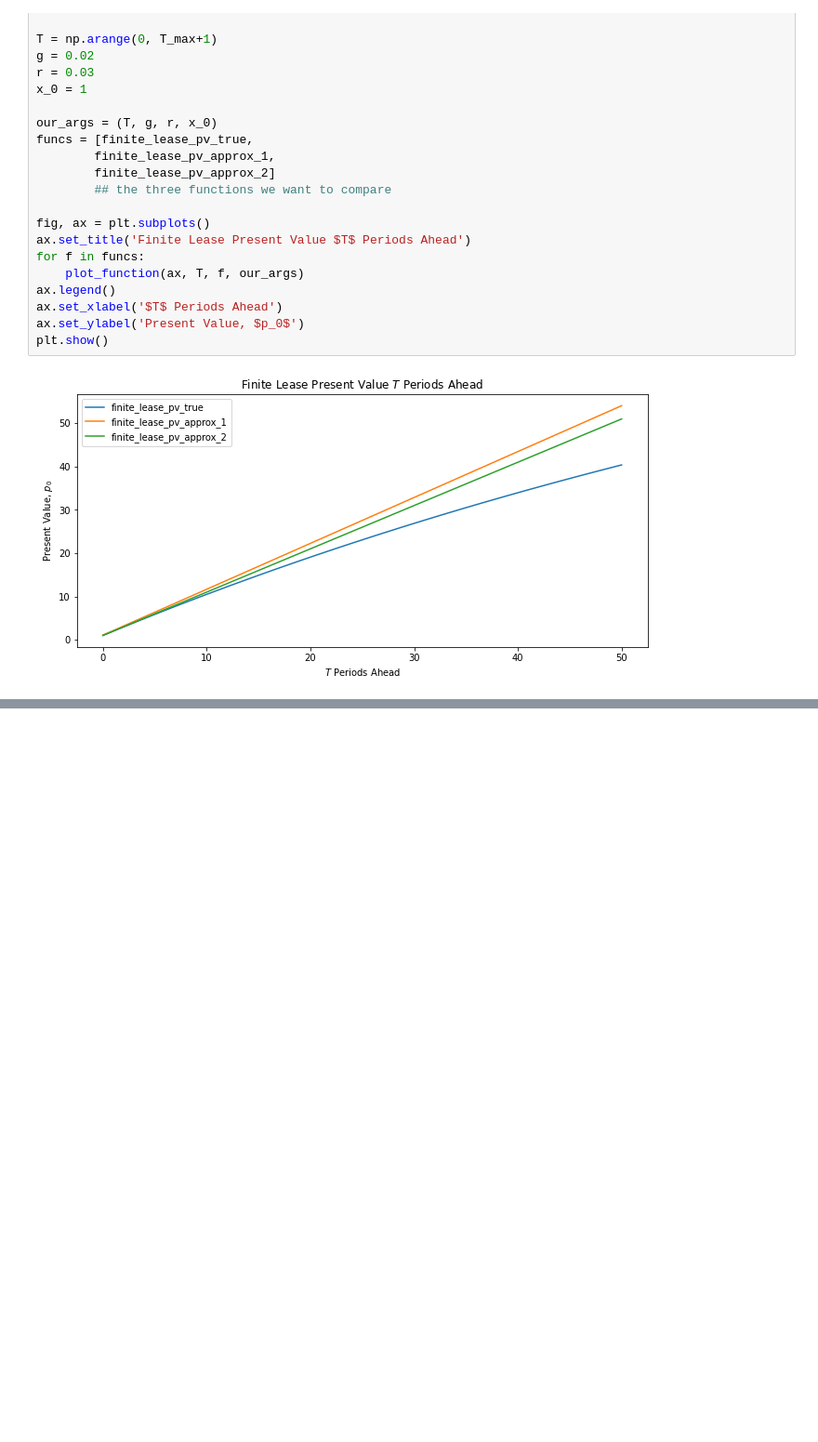
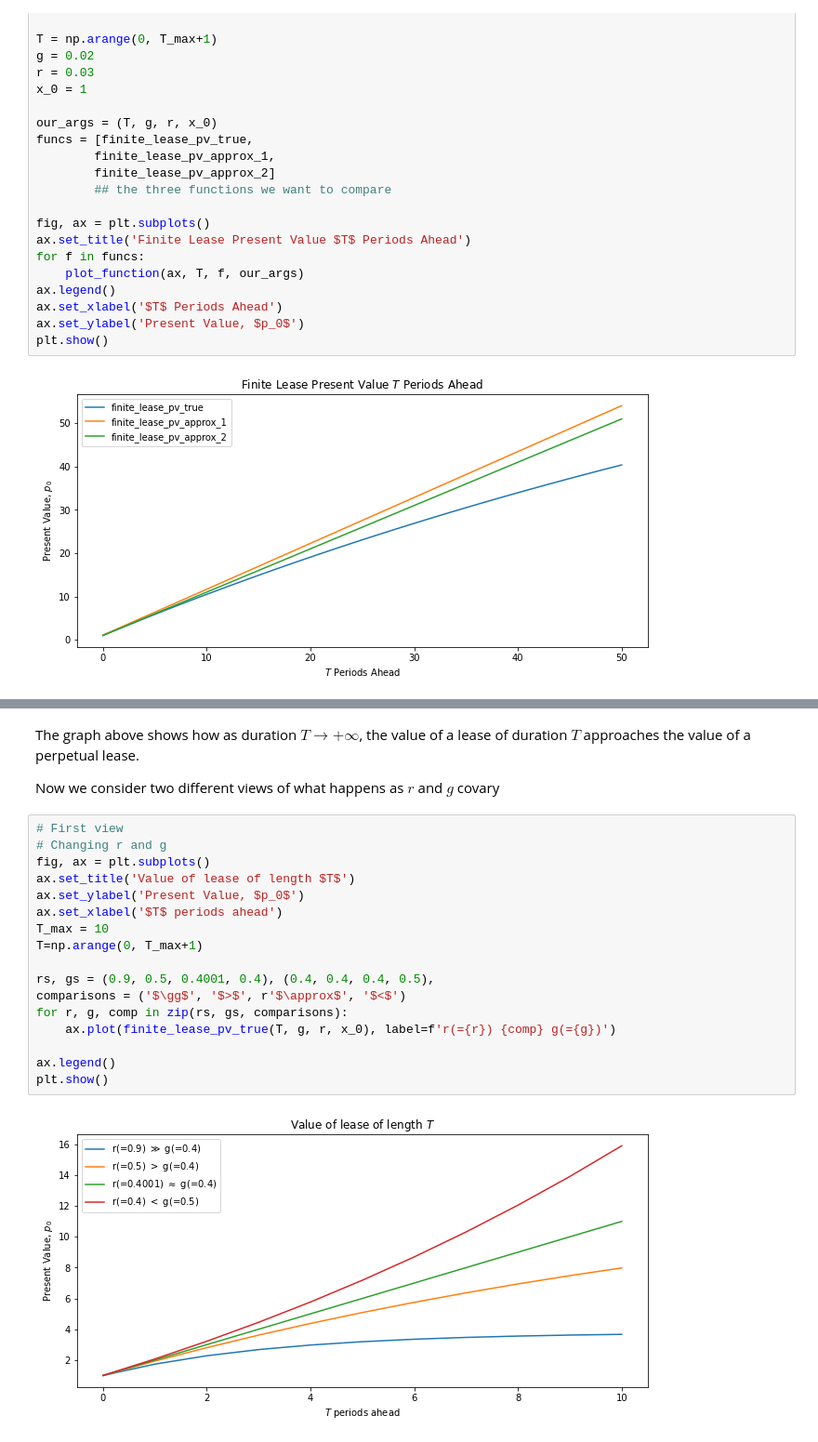
Before and after one commit to yu-ichiro/yasuda-seminar-2021, a Jupyter notebook: quantitative_economics_with_python/1_geometric_series_for_elementary_economics.ipynb, the cells around one changed output, grey strips where cells are left out. Shown at 93% size. Drawn from its saved outputs; the diff is of its cells as text; blank space fills up the shorter version.

```diff
--- a/quantitative_economics_with_python/1_geometric_series_for_elementary_economics.ipynb
+++ b/quantitative_economics_with_python/1_geometric_series_for_elementary_economics.ipynb
@@ -57,0 +727,26 @@ plt.show()
+# %% [markdown]
+The graph above shows how as duration $ T \rightarrow +\infty $,
+the value of a lease of duration $ T $ approaches the value of a
+perpetual lease.
+
+Now we consider two different views of what happens as $ r $ and
+$ g $ covary
+# %%
+# First view
+# Changing r and g
+fig, ax = plt.subplots()
+ax.set_title('Value of lease of length $T$')
+ax.set_ylabel('Present Value, $p_0$')
+ax.set_xlabel('$T$ periods ahead')
+T_max = 10
+T=np.arange(0, T_max+1)
+
+rs, gs = (0.9, 0.5, 0.4001, 0.4), (0.4, 0.4, 0.4, 0.5),
+comparisons = ('$\gg$', '$>$', r'$\approx$', '$<$')
+for r, g, comp in zip(rs, gs, comparisons):
+    ax.plot(finite_lease_pv_true(T, g, r, x_0), label=f'r(={r}) {comp} g(={g})')
+
+ax.legend()
+plt.show()
+# %% [output]
+[figure, added]
```
Also changed, not shown: parts of 34 cells of this notebook.
